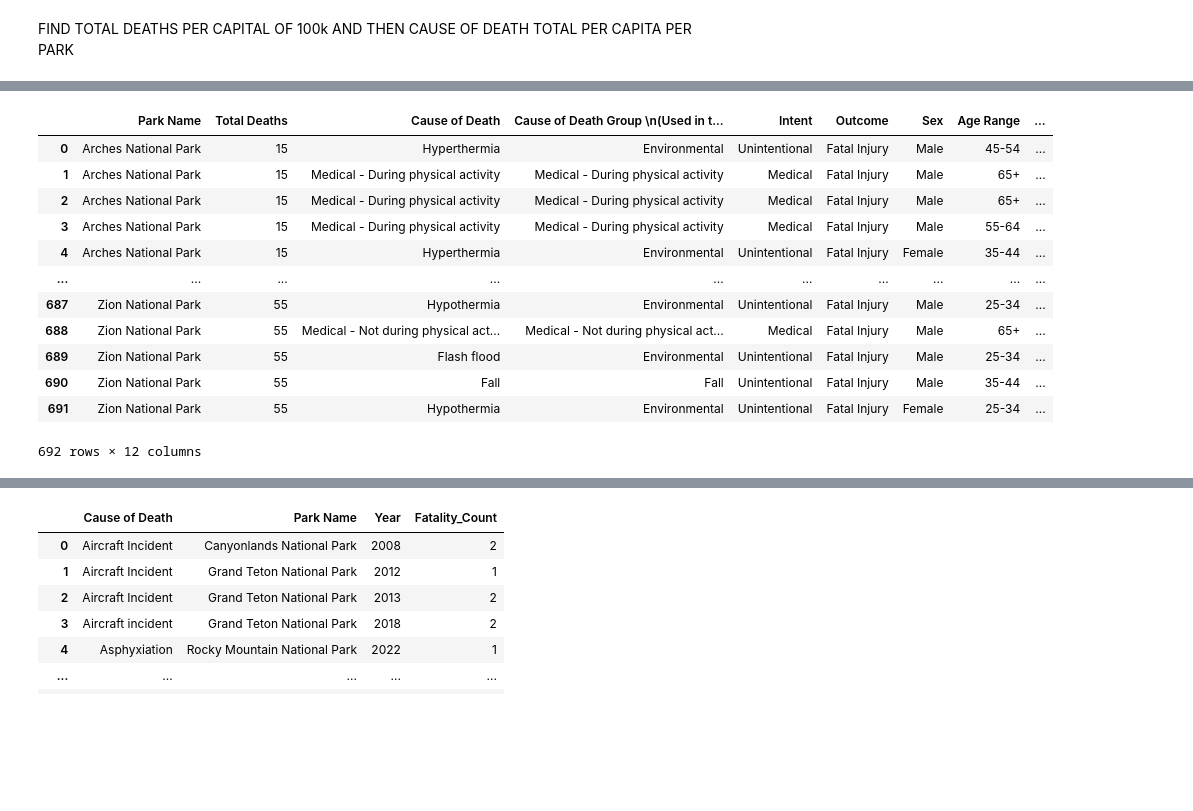
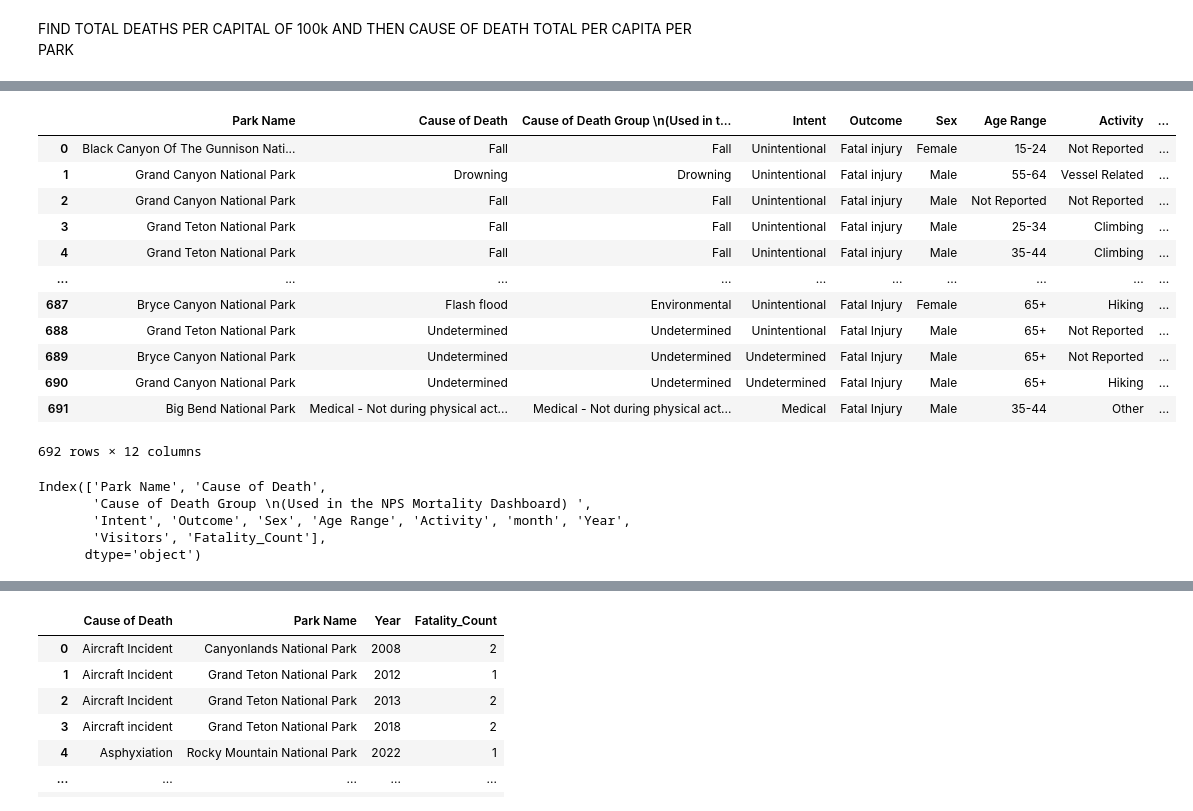
Before and after one commit to GGRAN24/Capstone_NParks, a Jupyter notebook: Capstone(a).ipynb, the cells around one changed output, grey strips where cells are left out. Saved outputs shown, nothing was run; the diff lists cells and outputs as text; code cells hidden in the pictures; blank space fills up the shorter version.

```diff
--- a/Capstone(a).ipynb
+++ b/Capstone(a).ipynb
@@ -545,6 +545,6 @@ deaths_population.head(20)
 | 18 | Rocky Mountain National Park | Undetermined | Undetermined | Undetermined | Fatal injury | Male | 65+ | Not Reported | ... |
 | 19 | Grand Canyon National Park | Drowning | Drowning | Unintentional | Fatal injury | Male | 45-54 | Vessel Related | ... |
 # %%
-Deaths_per_park=deaths_population.groupby(['Park Name','Cause of Death'])['Outcome'].count().to_frame().reset_index().rename(columns={'Outcome':'Fatality_Count'})
+Deaths_per_park=deaths_population.groupby(['Park Name','Cause of Death','Year'])['Outcome'].count().to_frame().reset_index().rename(columns={'Outcome':'Fatality_Count'})
 Deaths_per_park
 # %% [output]
@@ -596,17 +609,25 @@ Total_deaths
 # %%
-Merged=pd.merge(Total_deaths, deaths_population, left_on='Park Name', right_on='Park Name', how='inner')
-Merged
+Visitors_Fatality_merge=pd.merge(deaths_population, Deaths_per_park, left_on=['Park Name', 'Year', 'Cause of Death'],right_on=['Park Name','Year','Cause of Death'], how='inner')
+Visitors_Fatality_merge
 # %% [output]
-|  | Park Name | Total Deaths | Cause of Death | Cause of Death Group \n(Used in t... | Intent | Outcome | Sex | Age Range | ... |
-| 0 | Arches National Park | 15 | Hyperthermia | Environmental | Unintentional | Fatal Injury | Male | 45-54 | ... |
-| 1 | Arches National Park | 15 | Medical - During physical activity | Medical - During physical activity | Medical | Fatal Injury | Male | 65+ | ... |
-| 2 | Arches National Park | 15 | Medical - During physical activity | Medical - During physical activity | Medical | Fatal Injury | Male | 65+ | ... |
-| 3 | Arches National Park | 15 | Medical - During physical activity | Medical - During physical activity | Medical | Fatal Injury | Male | 55-64 | ... |
-| 4 | Arches National Park | 15 | Hyperthermia | Environmental | Unintentional | Fatal Injury | Female | 35-44 | ... |
+|  | Park Name | Cause of Death | Cause of Death Group \n(Used in t... | Intent | Outcome | Sex | Age Range | Activity | ... |
+| 0 | Black Canyon Of The Gunnison Nati... | Fall | Fall | Unintentional | Fatal injury | Female | 15-24 | Not Reported | ... |
+| 1 | Grand Canyon National Park | Drowning | Drowning | Unintentional | Fatal injury | Male | 55-64 | Vessel Related | ... |
+| 2 | Grand Canyon National Park | Fall | Fall | Unintentional | Fatal injury | Male | Not Reported | Not Reported | ... |
+| 3 | Grand Teton National Park | Fall | Fall | Unintentional | Fatal injury | Male | 25-34 | Climbing | ... |
+| 4 | Grand Teton National Park | Fall | Fall | Unintentional | Fatal injury | Male | 35-44 | Climbing | ... |
 | ... | ... | ... | ... | ... | ... | ... | ... | ... | ... |
-| 687 | Zion National Park | 55 | Hypothermia | Environmental | Unintentional | Fatal Injury | Male | 25-34 | ... |
-| 688 | Zion National Park | 55 | Medical - Not during physical act... | Medical - Not during physical act... | Medical | Fatal Injury | Male | 65+ | ... |
-| 689 | Zion National Park | 55 | Flash flood | Environmental | Unintentional | Fatal Injury | Male | 25-34 | ... |
-| 690 | Zion National Park | 55 | Fall | Fall | Unintentional | Fatal Injury | Male | 35-44 | ... |
-| 691 | Zion National Park | 55 | Hypothermia | Environmental | Unintentional | Fatal Injury | Female | 25-34 | ... |
+| 687 | Bryce Canyon National Park | Flash flood | Environmental | Unintentional | Fatal Injury | Female | 65+ | Hiking | ... |
+| 688 | Grand Teton National Park | Undetermined | Undetermined | Unintentional | Fatal Injury | Male | 65+ | Not Reported | ... |
+| 689 | Bryce Canyon National Park | Undetermined | Undetermined | Undetermined | Fatal Injury | Male | 65+ | Not Reported | ... |
+| 690 | Grand Canyon National Park | Undetermined | Undetermined | Undetermined | Fatal Injury | Male | 65+ | Hiking | ... |
+| 691 | Big Bend National Park | Medical - Not during physical act... | Medical - Not during physical act... | Medical | Fatal Injury | Male | 35-44 | Other | ... |
 692 rows × 12 columns
+# %%
+Visitors_Fatality_merge.columns
+# %% [output]
+Index(['Park Name', 'Cause of Death',
+       'Cause of Death Group \n(Used in the NPS Mortality Dashboard) ',
+       'Intent', 'Outcome', 'Sex', 'Age Range', 'Activity', 'month', 'Year',
+       'Visitors', 'Fatality_Count'],
+      dtype='object')
```
Also changed, not shown: parts of 12 cells of this notebook.
